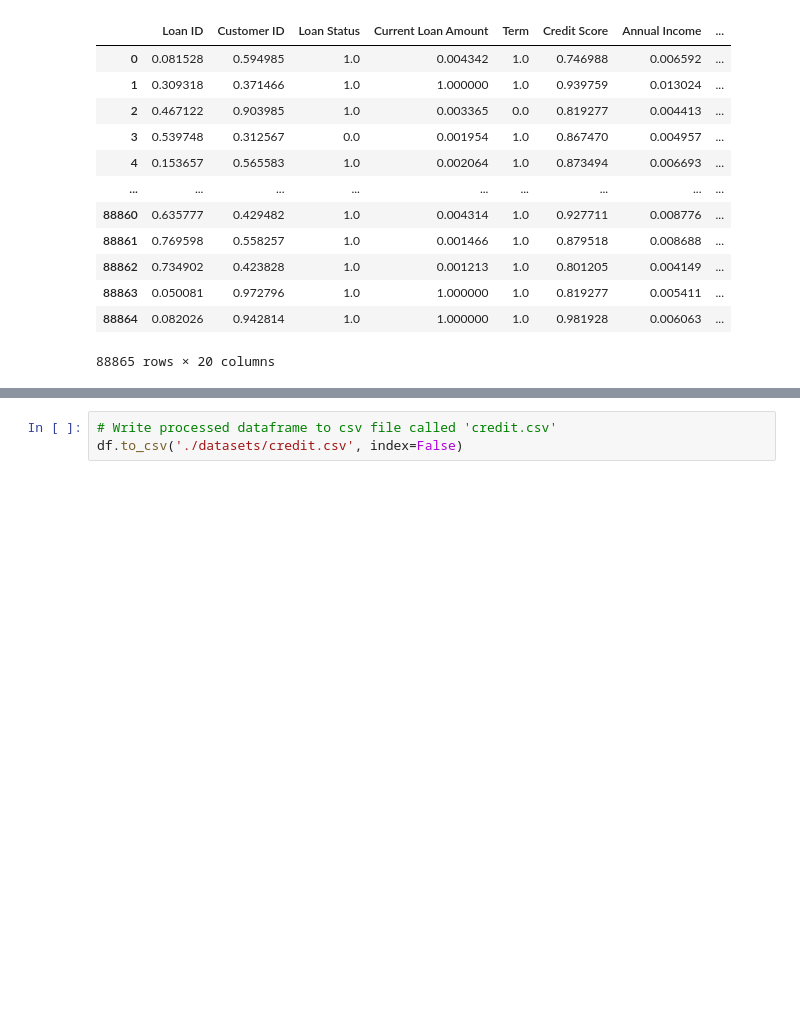
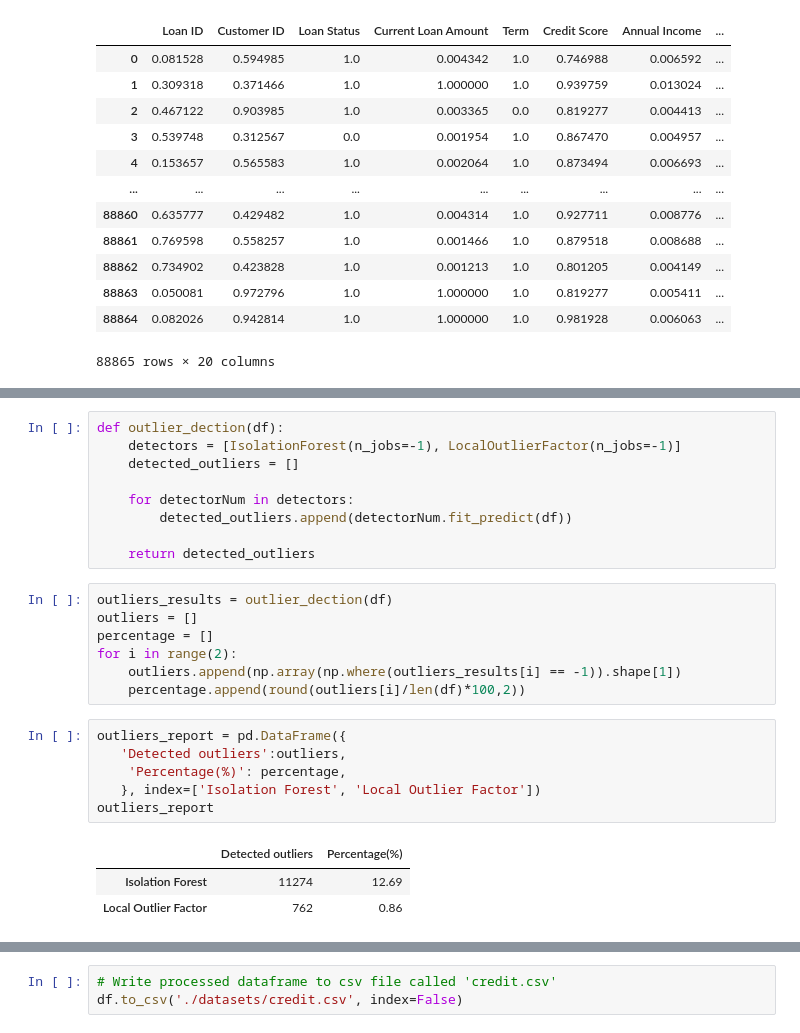
Before and after one commit to sbhushan0767/ECS171G12Proj, a Jupyter notebook: data_preprocessing.ipynb, the cells around one changed output, grey strips where cells are left out. Saved outputs shown, nothing was run; the diff lists cells and outputs as text; blank space fills up the shorter version.

Commit message:
add outlier detection

```diff
--- a/data_preprocessing.ipynb
+++ b/data_preprocessing.ipynb
@@ -356,0 +364,26 @@ df
+# %%
+def outlier_dection(df):
+    detectors = [IsolationForest(n_jobs=-1), LocalOutlierFactor(n_jobs=-1)]
+    detected_outliers = []
+
+    for detectorNum in detectors:
+        detected_outliers.append(detectorNum.fit_predict(df))
+
+    return detected_outliers
+# %%
+outliers_results = outlier_dection(df)
+outliers = []
+percentage = []
+for i in range(2):
+    outliers.append(np.array(np.where(outliers_results[i] == -1)).shape[1])
+    percentage.append(round(outliers[i]/len(df)*100,2))
+# %%
+outliers_report = pd.DataFrame({
+   'Detected outliers':outliers,
+    'Percentage(%)': percentage,
+   }, index=['Isolation Forest', 'Local Outlier Factor'])
+outliers_report
+# %% [output]
+|  | Detected outliers | Percentage(%) |
+| Isolation Forest | 11274 | 12.69 |
+| Local Outlier Factor | 762 | 0.86 |
```
Also changed, not shown: parts of 4 cells of this notebook.
